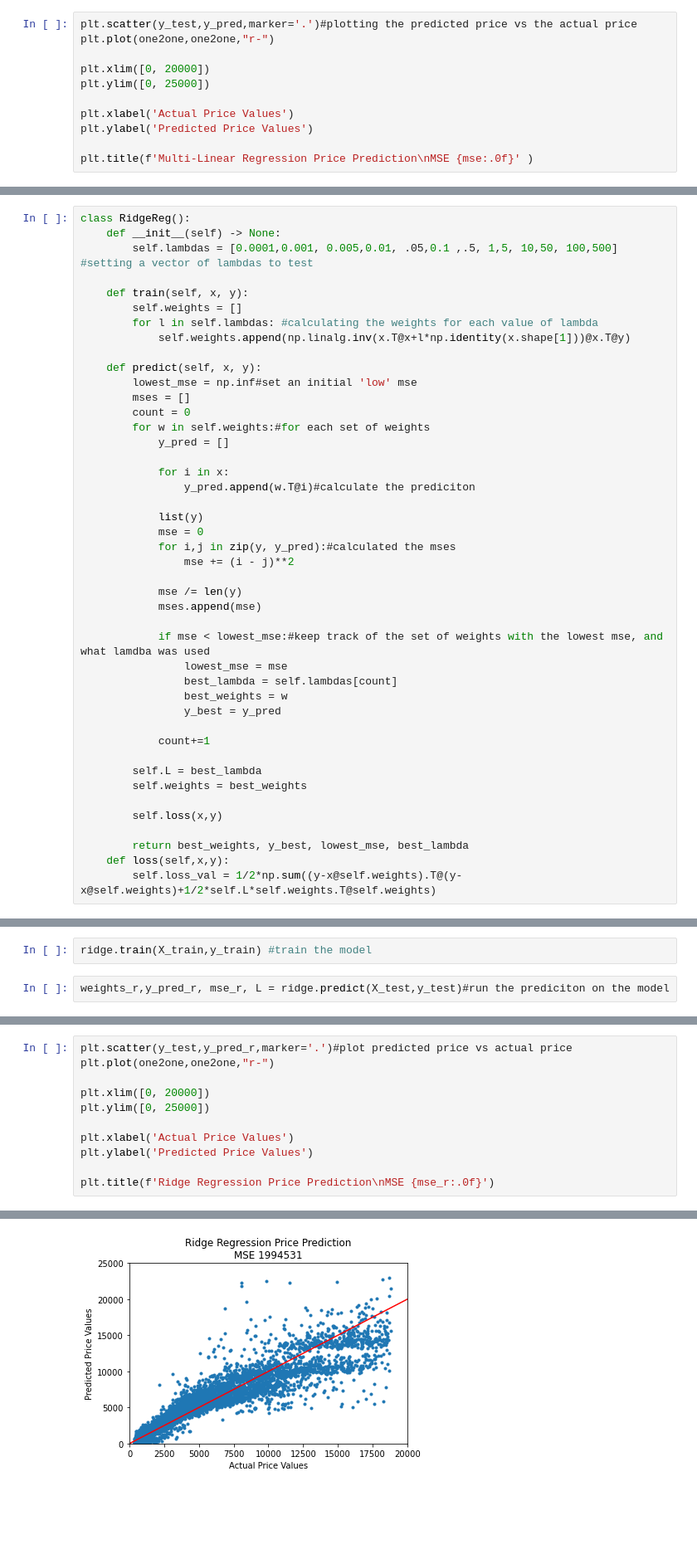
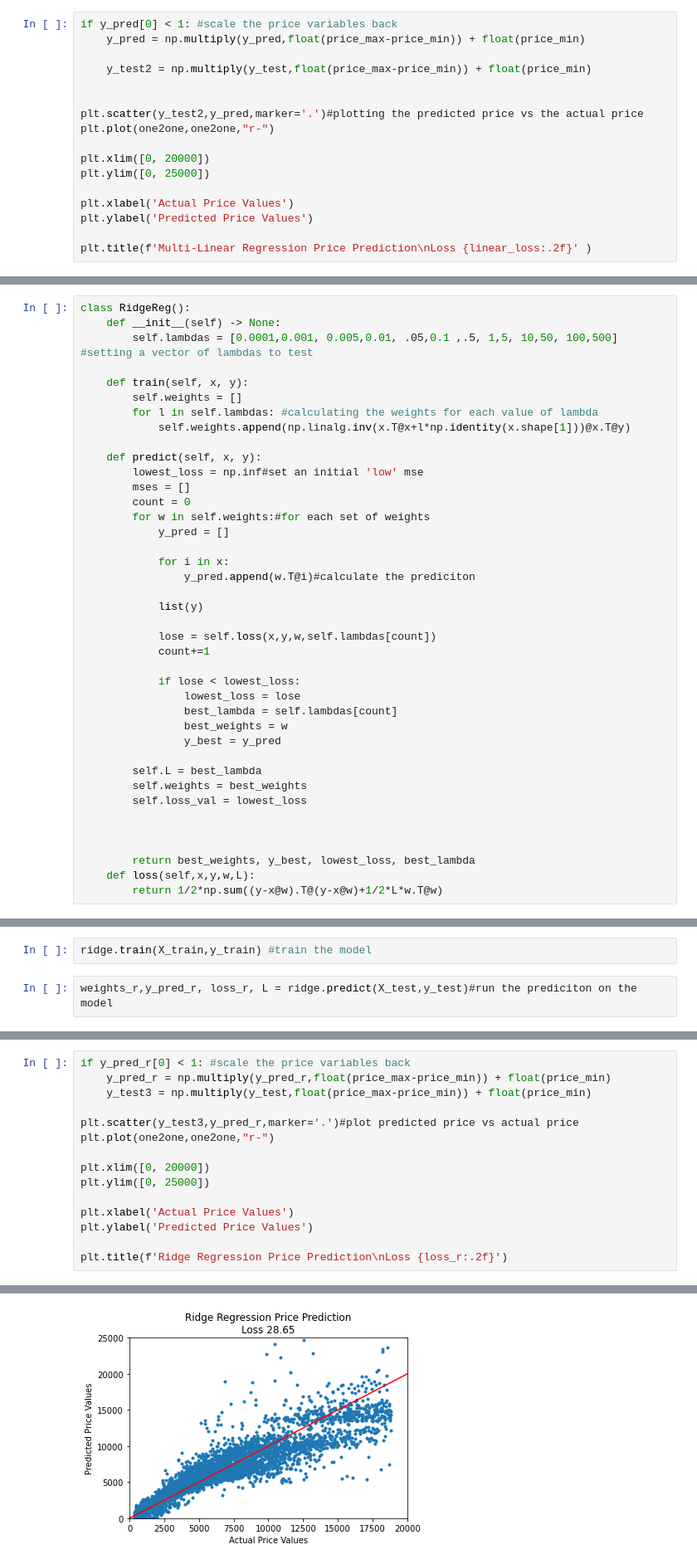
Before and after one commit to LYT922/Classification-and-Regression-Methods, a Jupyter notebook: ylin254_cicloss_assignment1_part_2_3.ipynb, the cells around one changed output, grey strips where cells are left out. Shown: that part at 83% size. Saved outputs shown, nothing was run; the diff lists cells and outputs as text; blank space fills up the shorter version.

```diff
--- a/ylin254_cicloss_assignment1_part_2_3.ipynb
+++ b/ylin254_cicloss_assignment1_part_2_3.ipynb
@@ -230,5 +243,11 @@ one2one = np.linspace(0,20000)#set a test line to plot against
 # %%
-plt.scatter(y_test,y_pred,marker='.')#plotting the predicted price vs the actual price
+if y_pred[0] < 1: #scale the price variables back
+    y_pred = np.multiply(y_pred,float(price_max-price_min)) + float(price_min)
+
+    y_test2 = np.multiply(y_test,float(price_max-price_min)) + float(price_min)
+
+
+plt.scatter(y_test2,y_pred,marker='.')#plotting the predicted price vs the actual price
 plt.plot(one2one,one2one,"r-")
 
 plt.xlim([0, 20000])
@@ -237,5 +256,5 @@ plt.ylim([0, 25000])
 plt.xlabel('Actual Price Values')
 plt.ylabel('Predicted Price Values')
 
-plt.title(f'Multi-Linear Regression Price Prediction\nMSE {mse:.0f}' )
+plt.title(f'Multi-Linear Regression Price Prediction\nLoss {linear_loss:.2f}' )
 # %% [output]
@@ -258,7 +277,7 @@ class RidgeReg():
             self.weights.append(np.linalg.inv(x.T@x+l*np.identity(x.shape[1]))@x.T@y)
 
     def predict(self, x, y):
-        lowest_mse = np.inf#set an initial 'low' mse
+        lowest_loss = np.inf#set an initial 'low' mse
         mses = []
         count = 0
         for w in self.weights:#for each set of weights
@@ -268,35 +287,31 @@ class RidgeReg():
                 y_pred.append(w.T@i)#calculate the prediciton
 
             list(y)
-            mse = 0
-            for i,j in zip(y, y_pred):#calculated the mses
-                mse += (i - j)**2
 
-            mse /= len(y)
-            mses.append(mse)
+            lose = self.loss(x,y,w,self.lambdas[count])
+            count+=1
 
-            if mse < lowest_mse:#keep track of the set of weights with the lowest mse, and what lamdba was used
-                lowest_mse = mse
+            if lose < lowest_loss:
+                lowest_loss = lose
                 best_lambda = self.lambdas[count]
                 best_weights = w
                 y_best = y_pred
 
-            count+=1
-
         self.L = best_lambda
         self.weights = best_weights
+        self.loss_val = lowest_loss
 
-        self.loss(x,y)
 
-        return best_weights, y_best, lowest_mse, best_lambda
-    def loss(self,x,y):
-        self.loss_val = 1/2*np.sum((y-x@self.weights).T@(y-x@self.weights)+1/2*self.L*self.weights.T@self.weights)
+
+        return best_weights, y_best, lowest_loss, best_lambda
+    def loss(self,x,y,w,L):
+        return 1/2*np.sum((y-x@w).T@(y-x@w)+1/2*L*w.T@w)
 # %%
 ridge = RidgeReg() #initialize a ridge regresison model
 # %%
 ridge.train(X_train,y_train) #train the model
 # %%
-weights_r,y_pred_r, mse_r, L = ridge.predict(X_test,y_test)#run the prediciton on the model
+weights_r,y_pred_r, loss_r, L = ridge.predict(X_test,y_test)#run the prediciton on the model
 # %%
 ridge_loss = ridge.loss_val
 print(ridge_loss)#total loss of ridge regression
@@ -313,5 +324,9 @@ print(linear_loss,ridge_loss) #show LinearReg loss vs RidgeReg loss
 # %%
-plt.scatter(y_test,y_pred_r,marker='.')#plot predicted price vs actual price
+if y_pred_r[0] < 1: #scale the price variables back
+    y_pred_r = np.multiply(y_pred_r,float(price_max-price_min)) + float(price_min)
+    y_test3 = np.multiply(y_test,float(price_max-price_min)) + float(price_min)
+
+plt.scatter(y_test3,y_pred_r,marker='.')#plot predicted price vs actual price
 plt.plot(one2one,one2one,"r-")
 
 plt.xlim([0, 20000])
@@ -320,5 +335,5 @@ plt.ylim([0, 25000])
 plt.xlabel('Actual Price Values')
 plt.ylabel('Predicted Price Values')
 
-plt.title(f'Ridge Regression Price Prediction\nMSE {mse_r:.0f}')
+plt.title(f'Ridge Regression Price Prediction\nLoss {loss_r:.2f}')
 # %% [output]
@@ -326,4 +341,4 @@ Text(0.5, 1.0, 'Ridge Regression Price Prediction\nMSE 1994531')
-[figure, old version]
+[figure, new version]
 # %%
 #for comparison, plot both next to each other
 
```
Also changed, not shown: parts of 16 cells of this notebook, 3 other files.
